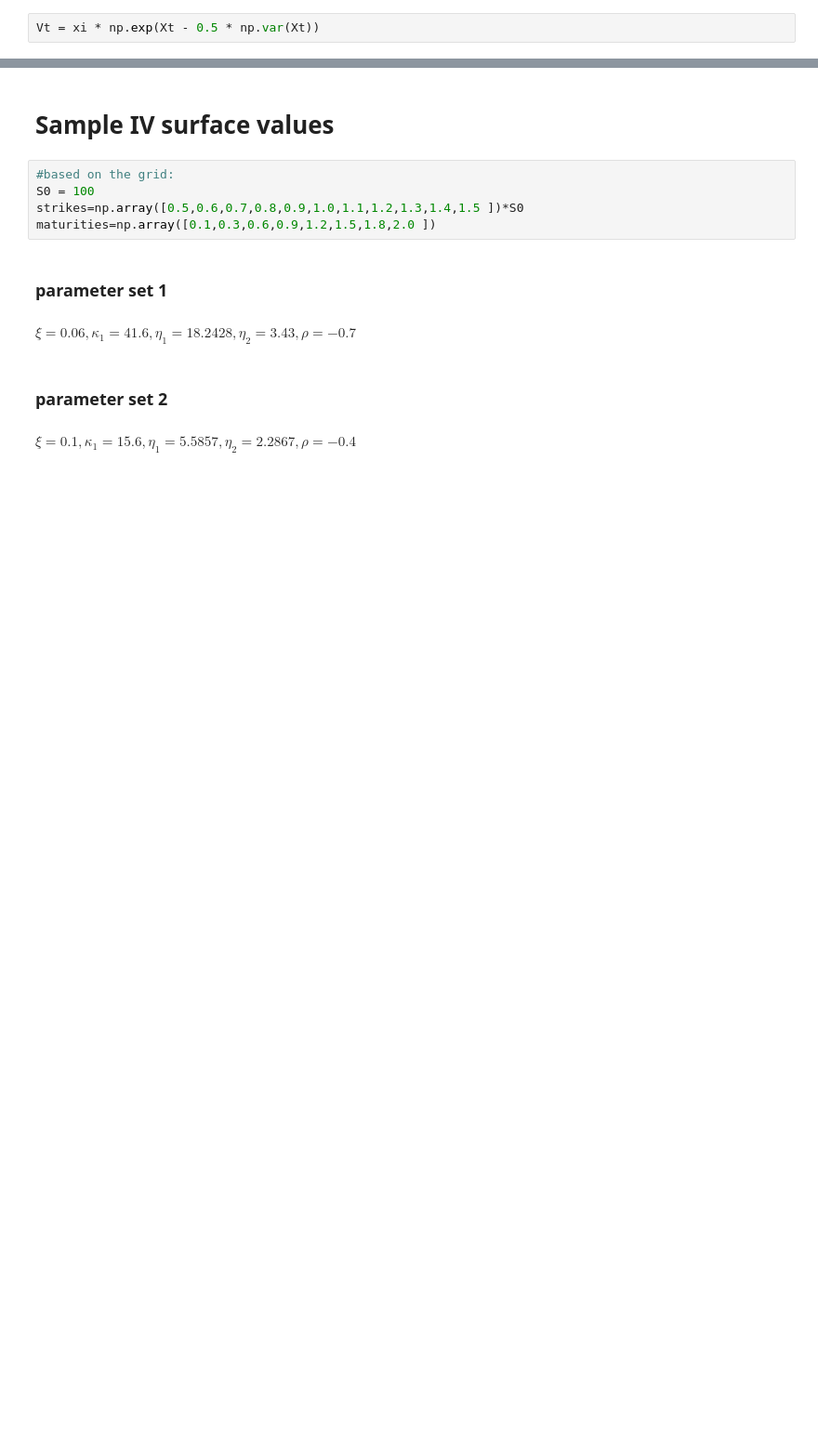
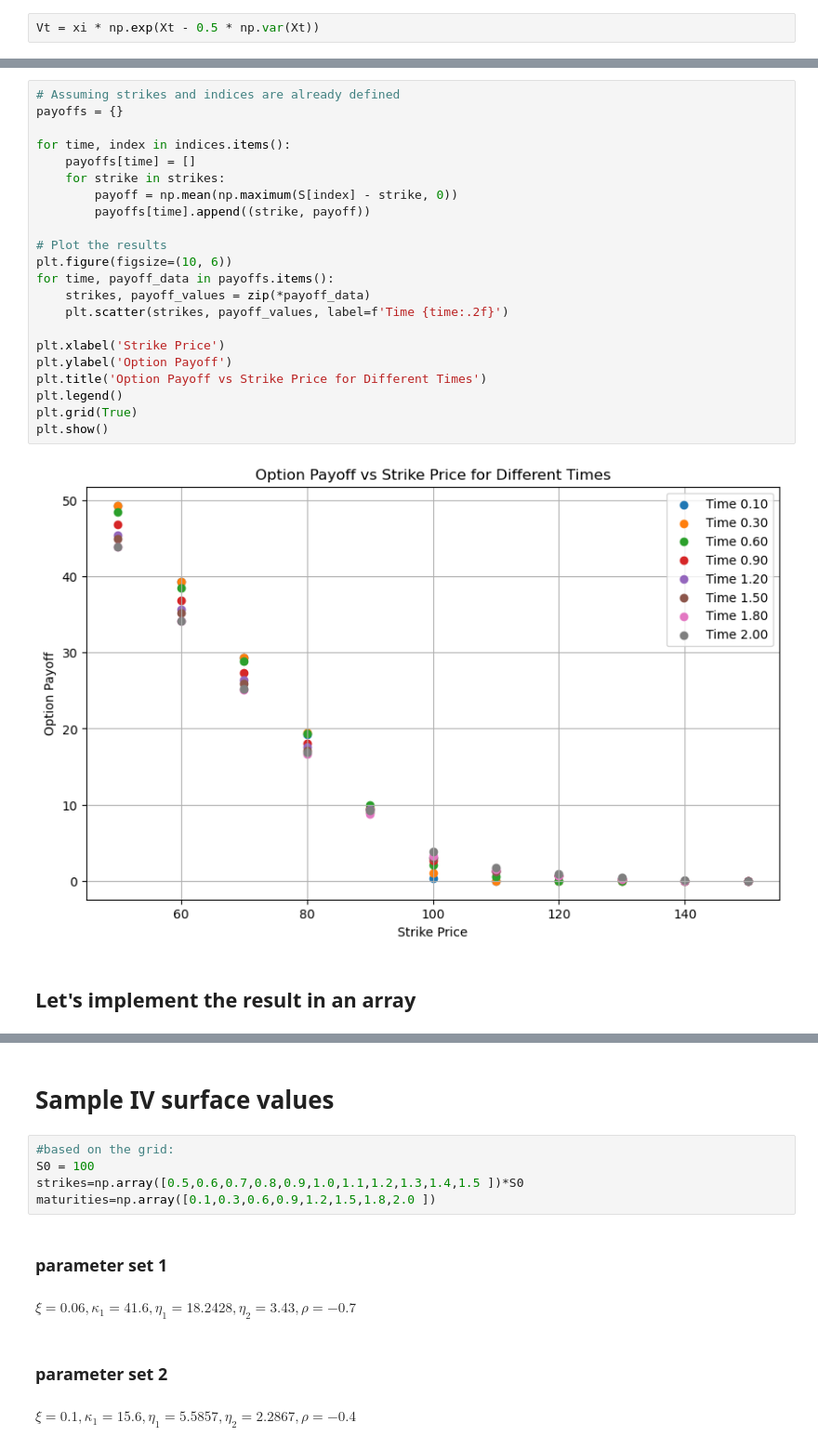
Before and after one commit to pottierc/Project_2f_bergomi, a Jupyter notebook: 01. Working_Space/Project_2f_bergomi.ipynb, the cells around one changed output, grey strips where cells are left out. Shown: that part at 93% size. Drawn from its saved outputs; the diff is of its cells as text; blank space fills up the shorter version.

```diff
--- a/01. Working_Space/Project_2f_bergomi.ipynb
+++ b/01. Working_Space/Project_2f_bergomi.ipynb
@@ -171,0 +249,26 @@ plt.show()
+# %%
+# Assuming strikes and indices are already defined
+payoffs = {}
+
+for time, index in indices.items():
+    payoffs[time] = []
+    for strike in strikes:
+        payoff = np.mean(np.maximum(S[index] - strike, 0))
+        payoffs[time].append((strike, payoff))
+
+# Plot the results
+plt.figure(figsize=(10, 6))
+for time, payoff_data in payoffs.items():
+    strikes, payoff_values = zip(*payoff_data)
+    plt.scatter(strikes, payoff_values, label=f'Time {time:.2f}')
+
+plt.xlabel('Strike Price')
+plt.ylabel('Option Payoff')
+plt.title('Option Payoff vs Strike Price for Different Times')
+plt.legend()
+plt.grid(True)
+plt.show()
+# %% [output]
+[figure, added]
+# %% [markdown]
+## Let's implement the result in an array
```
Also changed, not shown: parts of 21 cells of this notebook.
